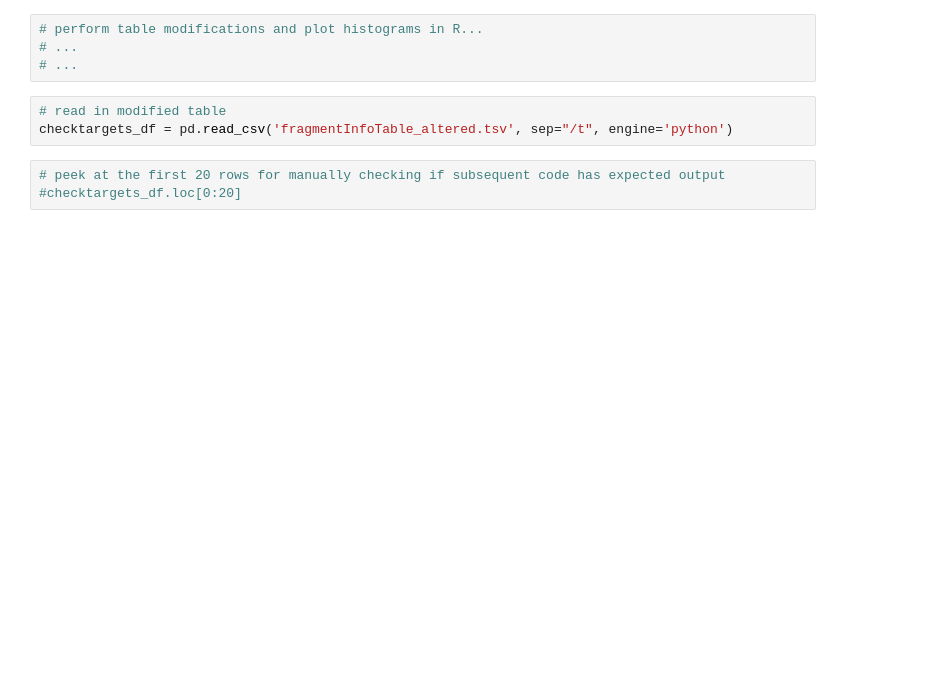
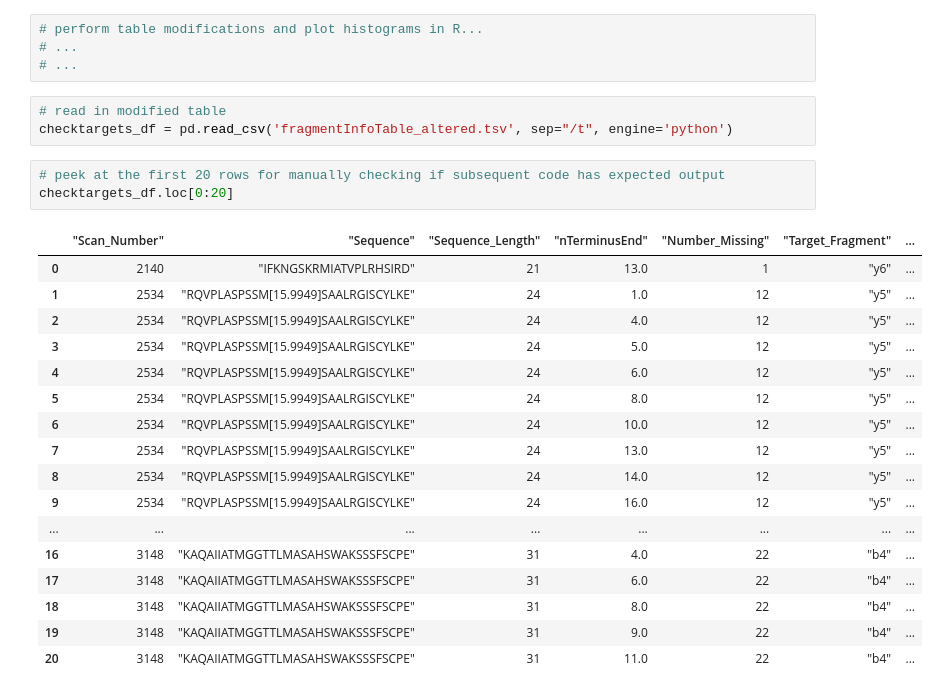
Before and after one commit to miaruppel/DeNovo, a Jupyter notebook: DeNovo_main.ipynb, the cells around one changed output. Saved outputs shown, nothing was run; the diff lists cells and outputs as text; blank space fills up the shorter version.

```diff
--- a/DeNovo_main.ipynb
+++ b/DeNovo_main.ipynb
@@ -170,7 +215,25 @@ fragment_df.to_csv('fragmentInfoTable.tsv', sep=' ', index=False)
 checktargets_df = pd.read_csv('fragmentInfoTable_altered.tsv', sep="/t", engine='python')
 # %%
 # peek at the first 20 rows for manually checking if subsequent code has expected output
-#checktargets_df.loc[0:20]
+checktargets_df.loc[0:20]
+# %% [output]
+|  | "Scan_Number" | "Sequence" | "Sequence_Length" | "nTerminusEnd" | "Number_Missing" | "Target_Fragment" | ... |
+| 0 | 2140 | "IFKNGSKRMIATVPLRHSIRD" | 21 | 13.0 | 1 | "y6" | ... |
+| 1 | 2534 | "RQVPLASPSSM[15.9949]SAALRGISCYLKE" | 24 | 1.0 | 12 | "y5" | ... |
+| 2 | 2534 | "RQVPLASPSSM[15.9949]SAALRGISCYLKE" | 24 | 4.0 | 12 | "y5" | ... |
+| 3 | 2534 | "RQVPLASPSSM[15.9949]SAALRGISCYLKE" | 24 | 5.0 | 12 | "y5" | ... |
+| 4 | 2534 | "RQVPLASPSSM[15.9949]SAALRGISCYLKE" | 24 | 6.0 | 12 | "y5" | ... |
+| 5 | 2534 | "RQVPLASPSSM[15.9949]SAALRGISCYLKE" | 24 | 8.0 | 12 | "y5" | ... |
+| 6 | 2534 | "RQVPLASPSSM[15.9949]SAALRGISCYLKE" | 24 | 10.0 | 12 | "y5" | ... |
+| 7 | 2534 | "RQVPLASPSSM[15.9949]SAALRGISCYLKE" | 24 | 13.0 | 12 | "y5" | ... |
+| 8 | 2534 | "RQVPLASPSSM[15.9949]SAALRGISCYLKE" | 24 | 14.0 | 12 | "y5" | ... |
+| 9 | 2534 | "RQVPLASPSSM[15.9949]SAALRGISCYLKE" | 24 | 16.0 | 12 | "y5" | ... |
+| ... | ... | ... | ... | ... | ... | ... | ... |
+| 16 | 3148 | "KAQAIIATMGGTTLMASAHSWAKSSSFSCPE" | 31 | 4.0 | 22 | "b4" | ... |
+| 17 | 3148 | "KAQAIIATMGGTTLMASAHSWAKSSSFSCPE" | 31 | 6.0 | 22 | "b4" | ... |
+| 18 | 3148 | "KAQAIIATMGGTTLMASAHSWAKSSSFSCPE" | 31 | 8.0 | 22 | "b4" | ... |
+| 19 | 3148 | "KAQAIIATMGGTTLMASAHSWAKSSSFSCPE" | 31 | 9.0 | 22 | "b4" | ... |
+| 20 | 3148 | "KAQAIIATMGGTTLMASAHSWAKSSSFSCPE" | 31 | 11.0 | 22 | "b4" | ... |
 # %%
 yes = []
 no = []
```
Also changed, not shown: parts of 14 cells of this notebook.
